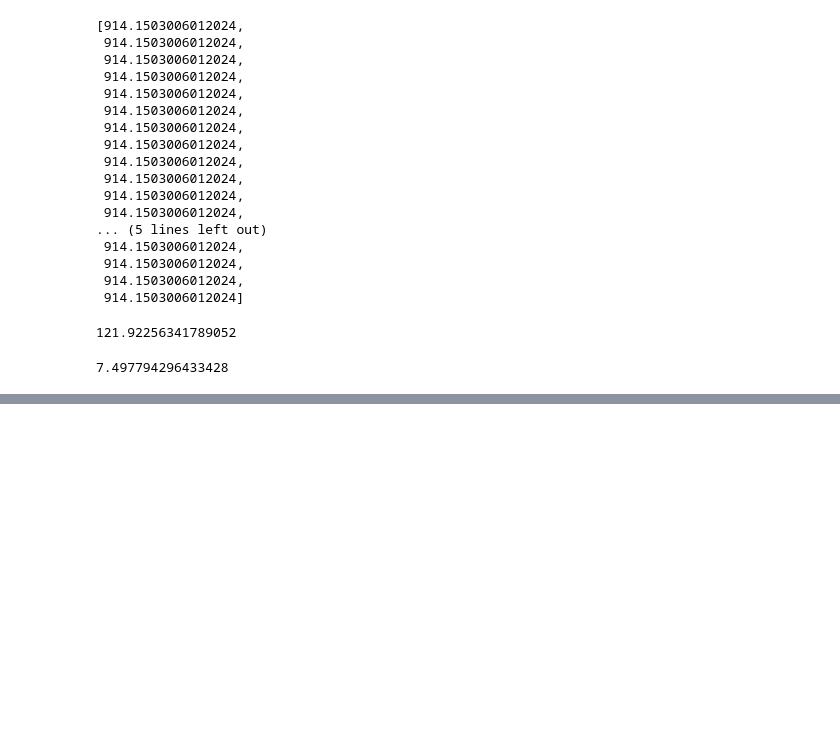
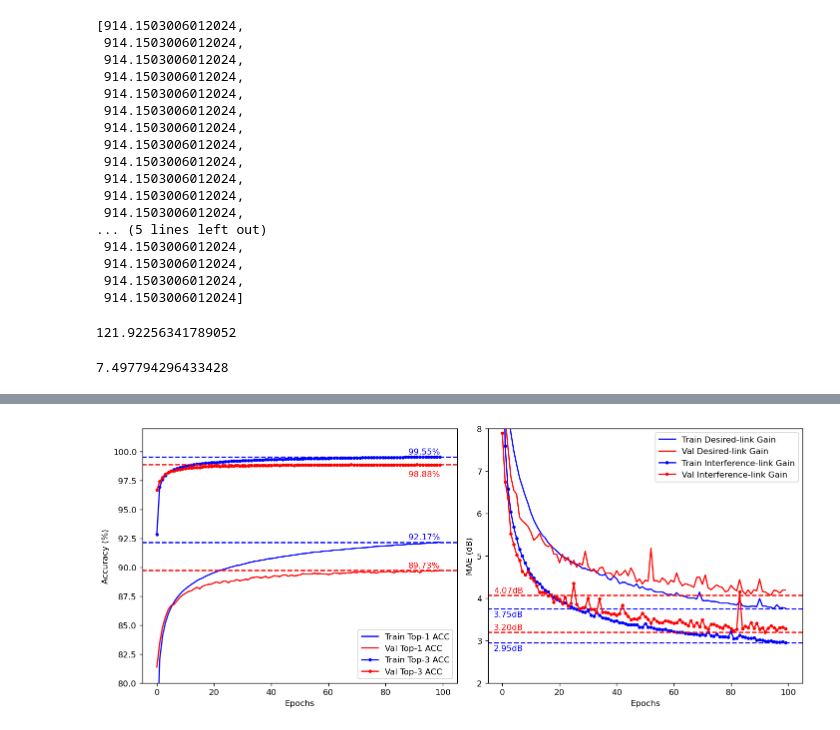
Before and after one commit to MOX233/Meet-Cobra, a Jupyter notebook: plot_results.ipynb, the cells around one changed output, grey strips where cells are left out. Cells and saved outputs as stored; diff of their text form; code cells hidden in the pictures; blank space fills up the shorter version.

```diff
--- a/plot_results.ipynb
+++ b/plot_results.ipynb
@@ -519,0 +622,90 @@ sim_result_dict['ME-COBRA (PredInfo)']['carnum_under_BS_list'][0].sum(axis=-1).m
+# %%
+import numpy as np
+import matplotlib.pyplot as plt
+
+# 1行2列子图
+fig, (ax1, ax2) = plt.subplots(1, 2, figsize=(12, 5), dpi=120)
+
+# =======================
+# 左图：Beam Prediction ACC
+# =======================
+ax1.plot(beampred_trainACC*100, label='Train Top-1 ACC', color='blue', marker='', linestyle='solid')
+ax1.plot(np.arange(-100, len(beampred_trainACC)+100),
+         np.ones(len(beampred_trainACC)+200) * max(beampred_trainACC)*100,
+         color='blue', linestyle='--', marker='')
+ax1.text(len(beampred_trainACC)-1, max(beampred_trainACC)*100+0.1,
+         f'{max(beampred_trainACC)*100:.2f}%', va='bottom', ha='right', color='blue')
+
+ax1.plot(beampred_valACC*100, label='Val Top-1 ACC', color='red', marker='', linestyle='solid')
+ax1.plot(np.arange(-100, len(beampred_valACC)+100),
+         np.ones(len(beampred_valACC)+200) * max(beampred_valACC)*100,
+         color='red', linestyle='--', marker='')
+ax1.text(len(beampred_valACC)-1, max(beampred_valACC)*100+0.1,
+         f'{max(beampred_valACC)*100:.2f}%', va='bottom', ha='right', color='red')
+
+ax1.plot(beampred_trainTop3ACC*100, label='Train Top-3 ACC', color='blue', marker='.', linestyle='solid')
+ax1.plot(np.arange(-100, len(beampred_trainTop3ACC)+100),
+         np.ones(len(beampred_trainTop3ACC)+200) * max(beampred_trainTop3ACC)*100,
+         color='blue', linestyle='--', marker='')
+ax1.text(len(beampred_trainTop3ACC)-1, max(beampred_trainTop3ACC)*100+0.1,
+         f'{max(beampred_trainTop3ACC)*100:.2f}%', va='bottom', ha='right', color='blue')
+
+ax1.plot(beampred_valTop3ACC*100, label='Val Top-3 ACC', color='red', marker='.', linestyle='solid')
+ax1.plot(np.arange(-100, len(beampred_valTop3ACC)+100),
+         np.ones(len(beampred_valTop3ACC)+200) * max(beampred_valTop3ACC)*100,
+         color='red', linestyle='--', marker='')
+ax1.text(len(beampred_valTop3ACC)-1, max(beampred_valTop3ACC)*100-0.5,
+         f'{max(beampred_valTop3ACC)*100:.2f}%', va='top', ha='right', color='red')
+
+ax1.legend()
+# ax1.set_title('Beam Prediction Model Training Process')
+ax1.set_xlabel('Epochs')
+ax1.set_ylabel('Accuracy (%)')
+ax1.set_xlim([-5, 105])
+ax1.set_ylim([80, 102])
+
+
+# =======================
+# 右图：Gain Prediction MAE
+# =======================
+ax2.plot(gainpred_trainMAE, label='Train Desired-link Gain', color='blue', marker='', linestyle='solid')
+ax2.plot(np.arange(-100, len(gainpred_trainMAE)+100),
+         np.ones(len(gainpred_trainMAE)+200) * min(gainpred_trainMAE),
+         color='blue', linestyle='--', marker='')
+ax2.text(-3, min(gainpred_trainMAE)-0.05,
+         f'{min(gainpred_trainMAE):.2f}dB', va='top', ha='left', color='blue')
+
+ax2.plot(gainpred_valMAE, label='Val Desired-link Gain', color='red', marker='', linestyle='solid')
+ax2.plot(np.arange(-100, len(gainpred_valMAE)+100),
+         np.ones(len(gainpred_valMAE)+200) * min(gainpred_valMAE),
+         color='red', linestyle='--', marker='')
+ax2.text(-3, min(gainpred_valMAE)+0.02,
+         f'{min(gainpred_valMAE):.2f}dB', va='bottom', ha='left', color='red')
+
+ax2.plot(inferpred_trainMAE, label='Train Interference-link Gain', color='blue', marker='.', linestyle='solid')
+ax2.plot(np.arange(-100, len(inferpred_trainMAE)+100),
+         np.ones(len(inferpred_trainMAE)+200) * min(inferpred_trainMAE),
+         color='blue', linestyle='--', marker='')
+ax2.text(-3, min(inferpred_trainMAE)-0.05,
+         f'{min(inferpred_trainMAE):.2f}dB', va='top', ha='left', color='blue')
+
+ax2.plot(inferpred_valMAE, label='Val Interference-link Gain', color='red', marker='.', linestyle='solid')
+ax2.plot(np.arange(-100, len(inferpred_valMAE)+100),
+         np.ones(len(inferpred_valMAE)+200) * min(inferpred_valMAE),
+         color='red', linestyle='--', marker='')
+ax2.text(-3, min(inferpred_valMAE)+0.02,
+         f'{min(inferpred_valMAE):.2f}dB', va='bottom', ha='left', color='red')
+
+ax2.legend()
+# ax2.set_title('Gain Prediction Model Training Process')
+ax2.set_xlabel('Epochs')
+ax2.set_ylabel('MAE (dB)')
+ax2.set_xlim([-5, 105])
+ax2.set_ylim([2, 8])
+
+# 自动调整排版，避免标题/标签重叠
+plt.tight_layout()
+plt.savefig('NN_training_curves.pdf')
+plt.show()
+# %% [output]
+[figure, added]
```
Also changed, not shown: parts of 8 cells of this notebook, 10 other files.
